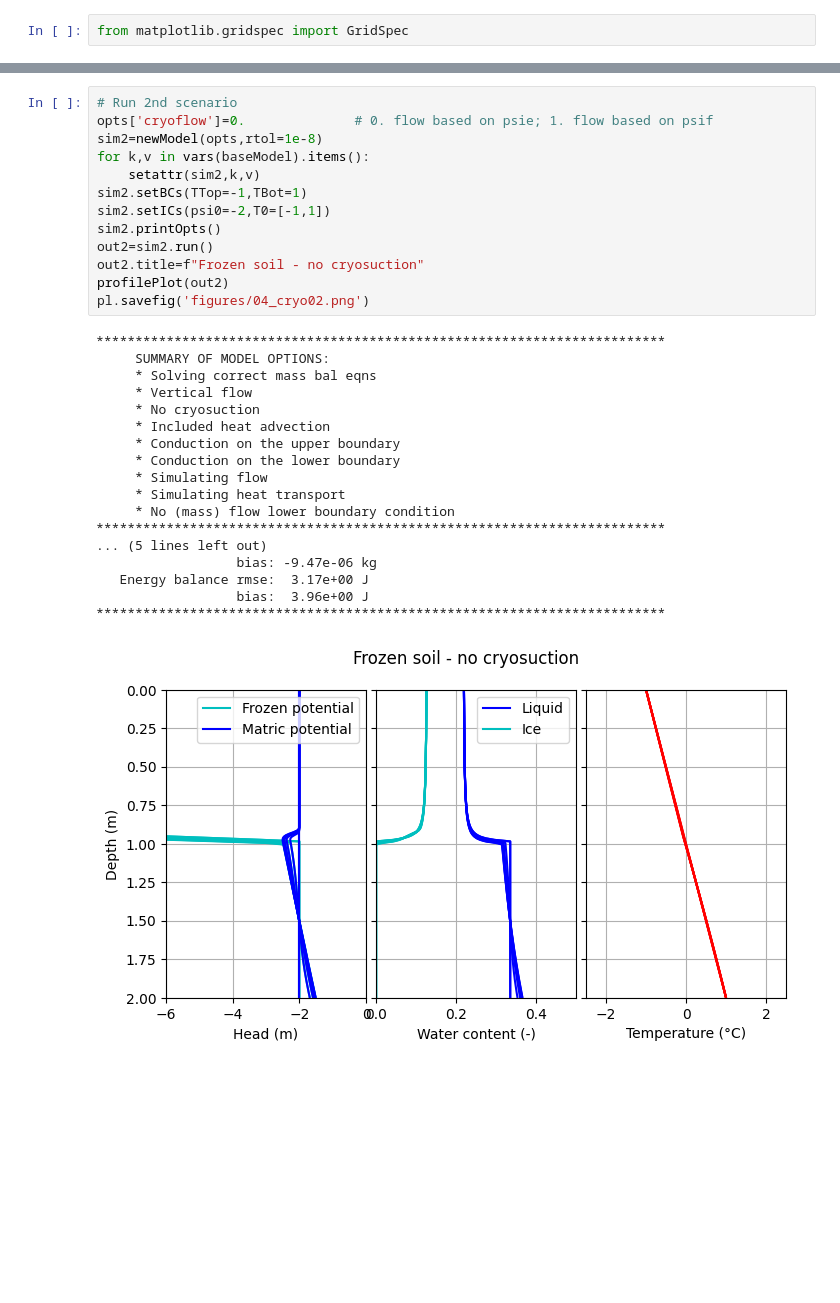
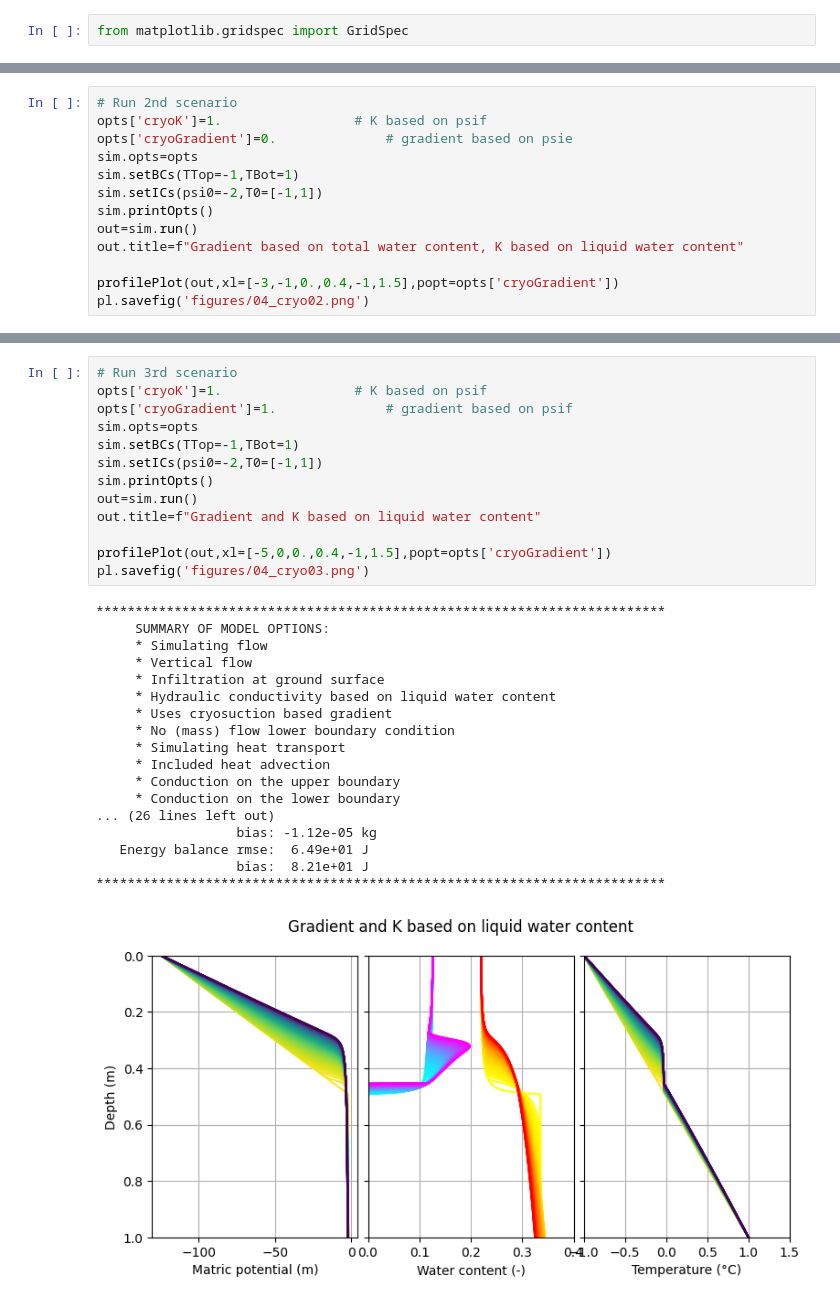
Before and after one commit to amireson/soilice, a Jupyter notebook: notebooks/04_Cryosuction.ipynb, the cells around one changed output, grey strips where cells are left out. Drawn from its saved outputs; the diff is of its cells as text; blank space fills up the shorter version.

```diff
--- a/notebooks/04_Cryosuction.ipynb
+++ b/notebooks/04_Cryosuction.ipynb
@@ -138,0 +166,13 @@ pl.savefig('figures/04_cryo01.png')
+# %%
+# Run 2nd scenario
+opts['cryoK']=1.                 # K based on psif
+opts['cryoGradient']=0.              # gradient based on psie
+sim.opts=opts
+sim.setBCs(TTop=-1,TBot=1)
+sim.setICs(psi0=-2,T0=[-1,1])
+sim.printOpts()
+out=sim.run()
+out.title=f"Gradient based on total water content, K based on liquid water content"
+
+profilePlot(out,xl=[-3,-1,0.,0.4,-1,1.5],popt=opts['cryoGradient'])
+pl.savefig('figures/04_cryo02.png')
@@ -139,32 +198,32 @@ pl.savefig('figures/04_cryo01.png')
 # %%
-# Run 2nd scenario
-opts['cryoflow']=0.              # 0. flow based on psie; 1. flow based on psif
-sim2=newModel(opts,rtol=1e-8)
-for k,v in vars(baseModel).items():
-    setattr(sim2,k,v)
-sim2.setBCs(TTop=-1,TBot=1)
-sim2.setICs(psi0=-2,T0=[-1,1])
-sim2.printOpts()
-out2=sim2.run()
-out2.title=f"Frozen soil - no cryosuction"
-profilePlot(out2)
-pl.savefig('figures/04_cryo02.png')
+# Run 3rd scenario
+opts['cryoK']=1.                 # K based on psif
+opts['cryoGradient']=1.              # gradient based on psif
+sim.opts=opts
+sim.setBCs(TTop=-1,TBot=1)
+sim.setICs(psi0=-2,T0=[-1,1])
+sim.printOpts()
+out=sim.run()
+out.title=f"Gradient and K based on liquid water content"
+
+profilePlot(out,xl=[-5,0,0.,0.4,-1,1.5],popt=opts['cryoGradient'])
+pl.savefig('figures/04_cryo03.png')
 # %% [output]
 *************************************************************************
      SUMMARY OF MODEL OPTIONS:
-     * Solving correct mass bal eqns
+     * Simulating flow
      * Vertical flow
-     * No cryosuction
+     * Infiltration at ground surface
+     * Hydraulic conductivity based on liquid water content
+     * Uses cryosuction based gradient
+     * No (mass) flow lower boundary condition
+     * Simulating heat transport
      * Included heat advection
      * Conduction on the upper boundary
      * Conduction on the lower boundary
-     * Simulating flow
-     * Simulating heat transport
-     * No (mass) flow lower boundary condition
+... (26 lines left out)
+                  bias: -1.12e-05 kg
+   Energy balance rmse:  6.49e+01 J
+                  bias:  8.21e+01 J
 *************************************************************************
-... (5 lines left out)
-                  bias: -9.47e-06 kg
-   Energy balance rmse:  3.17e+00 J
-                  bias:  3.96e+00 J
-*************************************************************************
-[figure, old version]
+[figure, new version]
```
Also changed, not shown: parts of 13 cells of this notebook, 38 other files.
